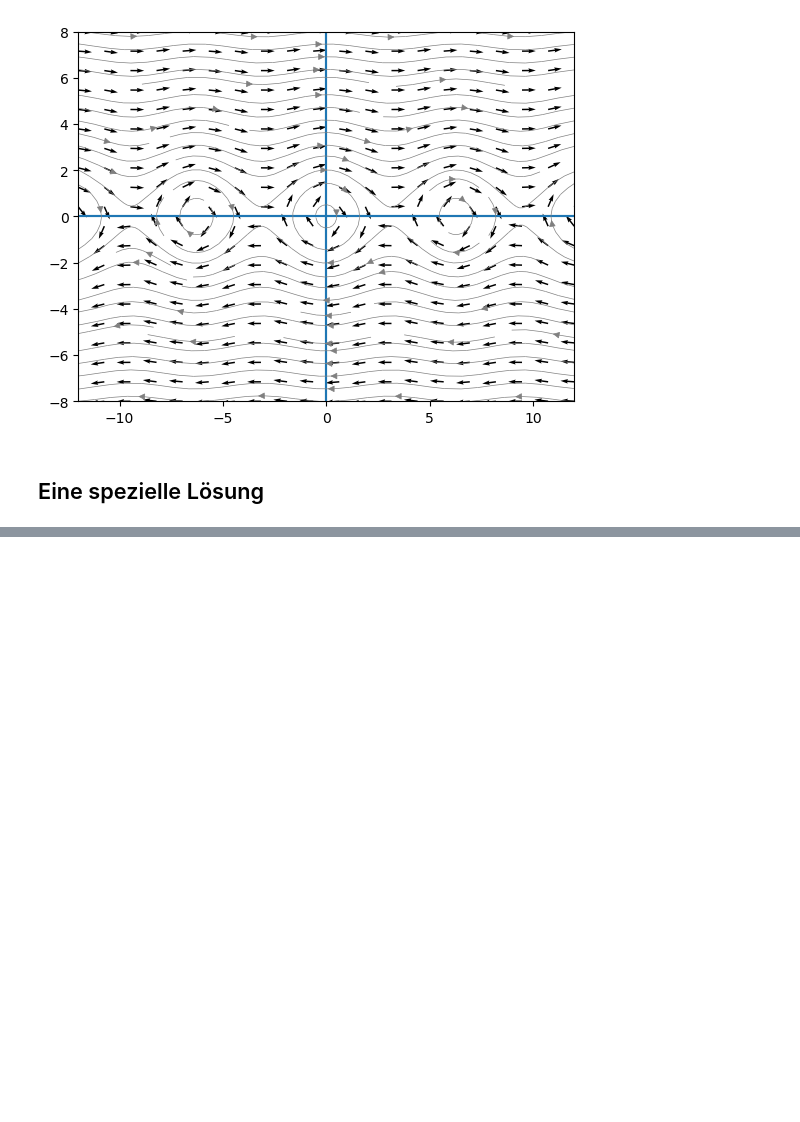
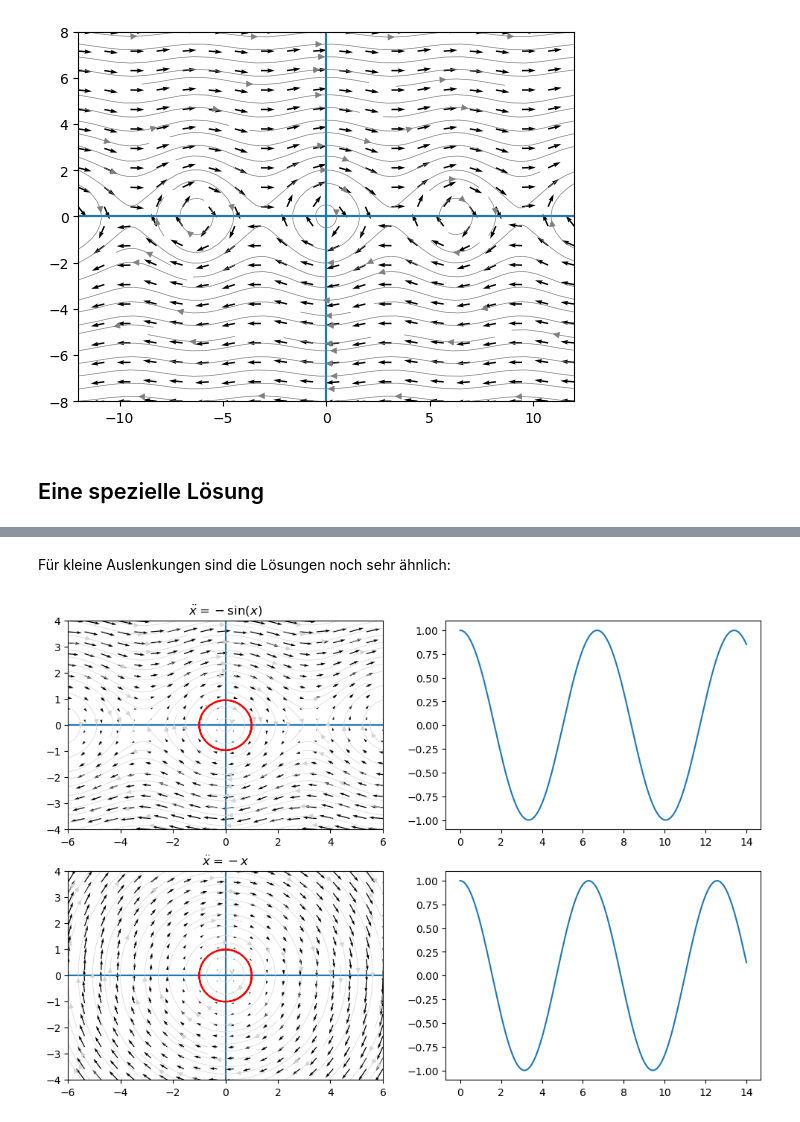
Before and after one commit to JeremiasE/worksheets-ode-2023, a Jupyter notebook: examples/1-Pendel.ipynb, the cells around one changed output, grey strips where cells are left out. Drawn from its saved outputs; the diff is of its cells as text; code cells hidden in the pictures; blank space fills up the shorter version.

```diff
--- a/examples/1-Pendel.ipynb
+++ b/examples/1-Pendel.ipynb
@@ -88,0 +107,31 @@ plt.show()
+# %% [markdown]
+Für kleine Auslenkungen sind die Lösungen noch sehr ähnlich:
+# %%
+g = sympy.Matrix([y,-k*x])
+# %%
+def plot_solution_with_approximation(initial_value, approximation):
+    fig = plt.figure()
+    axis = fig.subplots(2,2)
+    solution = vector_fields.solve_ivp(f,(x,y),(0,14),initial_value)
+    linearized_solution = vector_fields.solve_ivp(approximation,(x,y),(0,14),initial_value)
+
+    vector_fields.plot_vector_field(f,(x,-6,6),(y,-4,4),ax=axis[0,0],color="black")
+    vector_fields.plot_streamlines(f,(x,-6,6),(y,-4,4),ax=axis[0,0],color="lightgrey",linewidth=0.5)
+    axis[0,0].plot(solution.y[0,:],solution.y[1,:],color="red")
+    axis[0,0].set_title("$\ddot x = - \sin(x)$")
+    axis[0,1].plot(solution.t,solution.y[0,:])
+
+    vector_fields.plot_vector_field(approximation,(x,-6,6),(y,-4,4),ax=axis[1,0],color="black")
+    vector_fields.plot_streamlines(approximation,(x,-6,6),(y,-4,4),ax=axis[1,0],color="lightgrey",linewidth=0.5)
+    axis[1,0].plot(linearized_solution.y[0,:],linearized_solution.y[1,:],color="red")
+    axis[1,0].set_title(f"$\ddot x = {sympy.latex(approximation[1])}$")
+    axis[1,1].plot(linearized_solution.t,linearized_solution.y[0,:])
+
+    fig.set_figwidth(12)
+    fig.set_figheight(8)
+    return fig
+
+plot_solution_with_approximation((1,0),g)
+plt.show()
+# %% [output]
+[figure, added]
```
Also changed, not shown: parts of 29 cells of this notebook, 1 other file.
